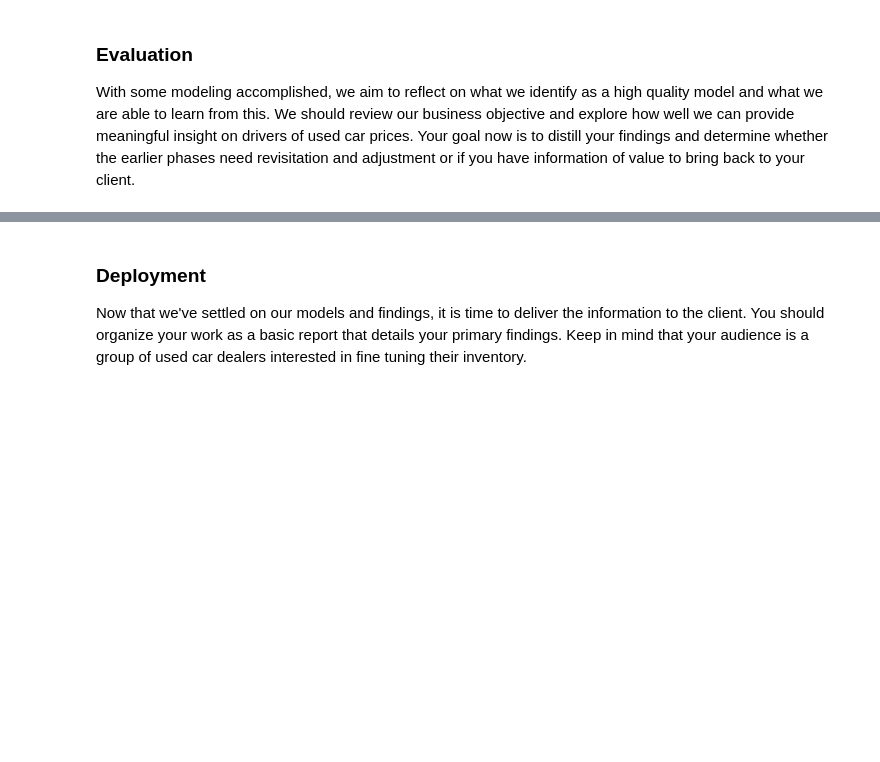
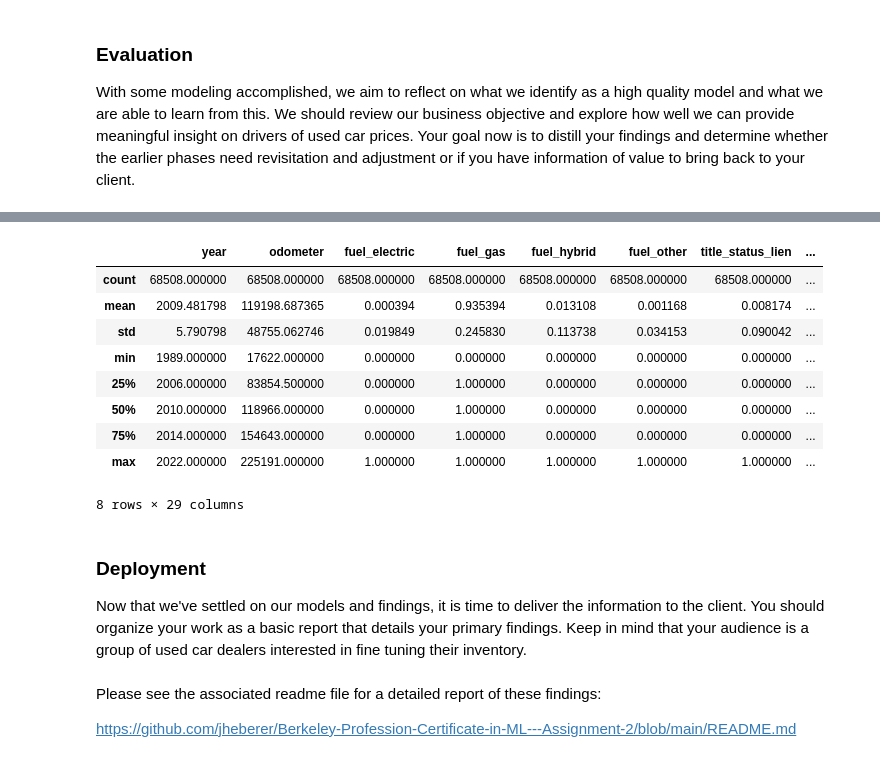
Before and after one commit to jheberer/Berkeley-Profession-Certificate-in-ML---Assignment-2, a Jupyter notebook: car_price.ipynb, the cells around one changed output, grey strips where cells are left out. Drawn from its saved outputs; the diff is of its cells as text; code cells hidden in the pictures; blank space fills up the shorter version.

```diff
--- a/car_price.ipynb
+++ b/car_price.ipynb
@@ -630,4 +802,22 @@ With some modeling accomplished, we aim to reflect on what we identify as a high
+# %%
+# get standard deviations to contextualize above results, because we used standard scaler
+X.describe()
+# %% [output]
+|  | year | odometer | fuel_electric | fuel_gas | fuel_hybrid | fuel_other | title_status_lien | ... |
+| count | 68508.000000 | 68508.000000 | 68508.000000 | 68508.000000 | 68508.000000 | 68508.000000 | 68508.000000 | ... |
+| mean | 2009.481798 | 119198.687365 | 0.000394 | 0.935394 | 0.013108 | 0.001168 | 0.008174 | ... |
+| std | 5.790798 | 48755.062746 | 0.019849 | 0.245830 | 0.113738 | 0.034153 | 0.090042 | ... |
+| min | 1989.000000 | 17622.000000 | 0.000000 | 0.000000 | 0.000000 | 0.000000 | 0.000000 | ... |
+| 25% | 2006.000000 | 83854.500000 | 0.000000 | 1.000000 | 0.000000 | 0.000000 | 0.000000 | ... |
+| 50% | 2010.000000 | 118966.000000 | 0.000000 | 1.000000 | 0.000000 | 0.000000 | 0.000000 | ... |
+| 75% | 2014.000000 | 154643.000000 | 0.000000 | 1.000000 | 0.000000 | 0.000000 | 0.000000 | ... |
+| max | 2022.000000 | 225191.000000 | 1.000000 | 1.000000 | 1.000000 | 1.000000 | 1.000000 | ... |
+8 rows × 29 columns
 # %% [markdown]
 ### Deployment
 
 Now that we've settled on our models and findings, it is time to deliver the information to the client.  You should organize your work as a basic report that details your primary findings.  Keep in mind that your audience is a group of used car dealers interested in fine tuning their inventory.
+# %% [markdown]
+Please see the associated readme file for a detailed report of these findings:
+
+https://github.com/jheberer/Berkeley-Profession-Certificate-in-ML---Assignment-2/blob/main/README.md
```
Also changed, not shown: parts of 24 cells of this notebook.
